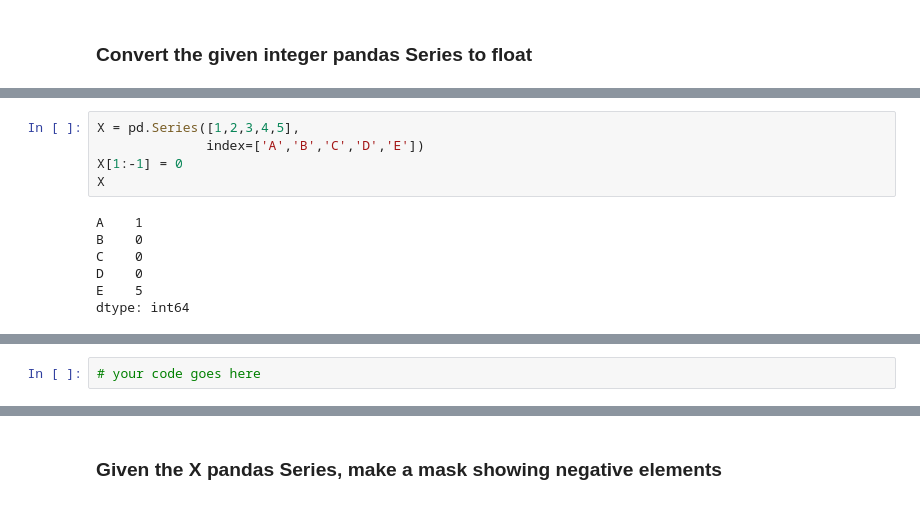
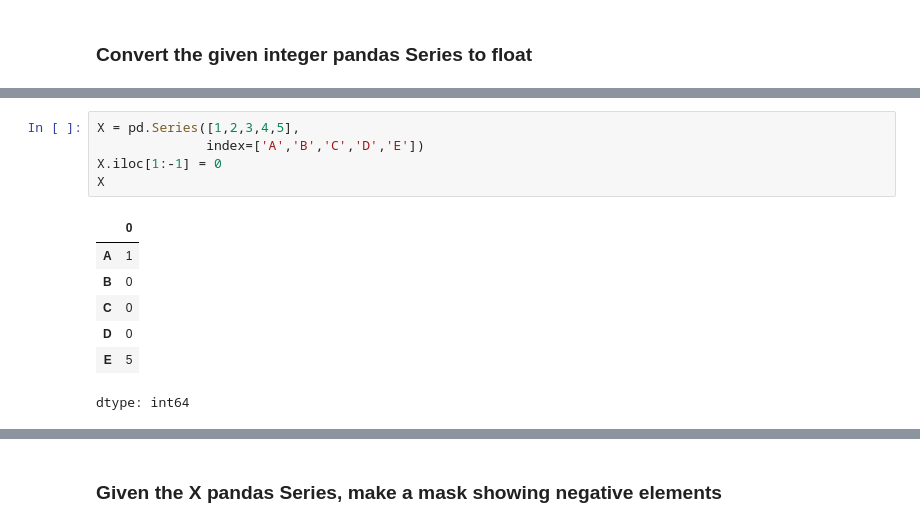
Before and after one commit to zhuowang0607/freecodecamp-intro-to-pandas, a Jupyter notebook: 2 - Pandas Series exercises.ipynb, the cells around one changed output, grey strips where cells are left out. Saved outputs shown, nothing was run; the diff lists cells and outputs as text.

```diff
--- a/2 - Pandas Series exercises.ipynb
+++ b/2 - Pandas Series exercises.ipynb
@@ -242,21 +265,20 @@ dtype: int64
 # %%
 X = pd.Series([1,2,3,4,5],
               index=['A','B','C','D','E'])
-X[1:-1] = 0
+X.iloc[1:-1] = 0
 X
 # %% [output]
+|  | 0 |
+| A | 1 |
+| B | 0 |
+| C | 0 |
+| D | 0 |
+| E | 5 |
-A    1
-B    0
-C    0
-D    0
-E    5
 dtype: int64
 # %% [markdown]
 ![green-divider](https://user-images.githubusercontent.com/7065401/52071924-c003ad80-2562-11e9-8297-1c6595f8a7ff.png)
 
 ### Given the X pandas Series, add 5 to every element
-# %%
-# your code goes here
 # %%
 X = pd.Series([1,2,3,4,5])
 X+=5
```
Also changed, not shown: parts of 52 cells of this notebook.
